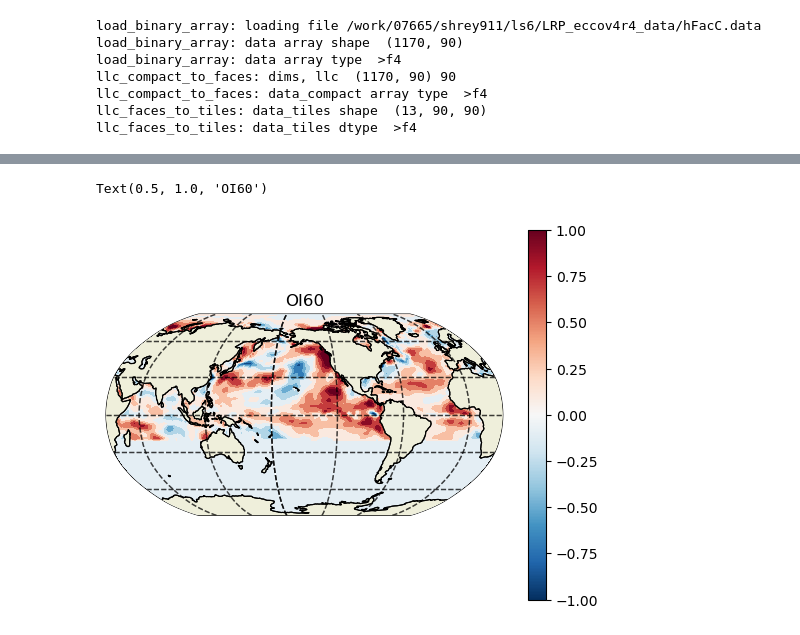
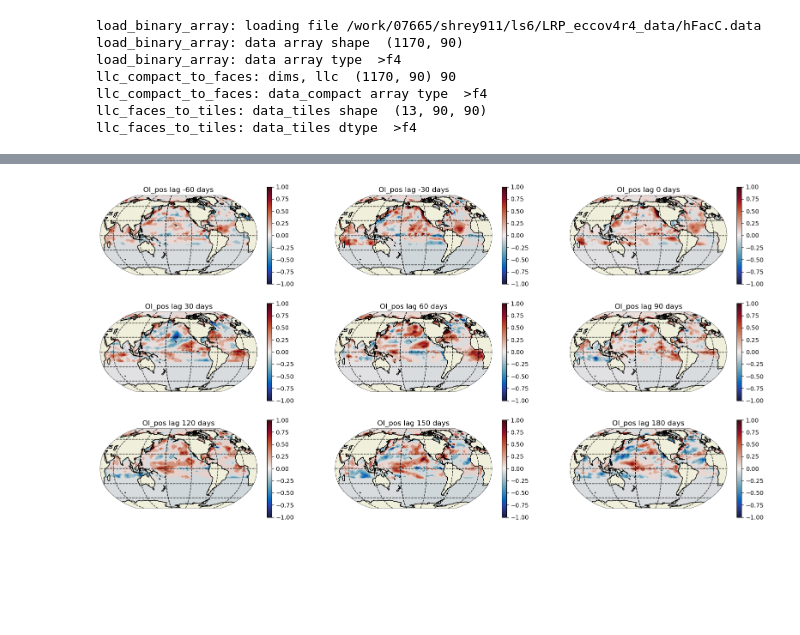
Before and after one commit to Shreyas911/XAIRT, a Jupyter notebook: examples/eccov4r4_classification-OI.ipynb, the cells around one changed output, grey strips where cells are left out. Cells and saved outputs as stored; diff of their text form; code cells hidden in the pictures; blank space fills up the shorter version.

```diff
--- a/examples/eccov4r4_classification-OI.ipynb
+++ b/examples/eccov4r4_classification-OI.ipynb
@@ -334,43 +333,47 @@ def OI(model, desired_labels_numpy, compute_loss, eta, max_iters, print_freq):
     return optimal_input
 # %%
 Layers = [{'size': X.shape[1], 'activation': None     , 'use_bias': None},
-          {'size': 8         , 'activation': 'relu'   , 'use_bias': True, 'l2_w_reg': 10  , 'l2_b_reg': 10},
-          {'size': 8         , 'activation': 'relu'   , 'use_bias': True, 'l2_w_reg': 0.01, 'l2_b_reg': 0.01},
-          {'size': 2         , 'activation': 'softmax', 'use_bias': True, 'l2_w_reg': 0.01, 'l2_b_reg': 0.01}]
+          {'size': 8         , 'activation': 'relu'   , 'use_bias': True,
+           'l1_w_reg': 0.0, 'l1_b_reg': 0.0, 'l2_w_reg': 10.0, 'l2_b_reg': 10.0},
+          {'size': 8         , 'activation': 'relu'   , 'use_bias': True,
+           'l1_w_reg': 0.0, 'l1_b_reg': 0.0, 'l2_w_reg': 0.01, 'l2_b_reg': 0.01},
+          {'size': 2         , 'activation': 'softmax', 'use_bias': True,
+           'l1_w_reg': 0.0, 'l1_b_reg': 0.0, 'l2_w_reg': 0.01, 'l2_b_reg': 0.01}]
+
 Losses = [{'kind': 'categorical_crossentropy', 'weight': 1.0}]
 
+LRPDict_theta = {}
 lagStepsList = [-60,-30,0,30,60,90,120,150,180]
 
 # learning rate schedule
 def step_decay(epoch):
     initial_lrate = 0.01
     drop = 0.5
-    epochs_drop = 25
+    epochs_drop = 50
     lrate = initial_lrate * drop**np.floor((1+epoch)/epochs_drop)
     return lrate
 
-OI = {}
+OI_dict = {}
 OI_eta = 0.9999
-OI_epochs = 10000
-OI_print_freq = 100
+OI_epochs = 8000
+OI_print_freq = 200
 # %%
 for i in range(len(lagStepsList)):
 
     print(f'Lag: {lagStepsList[i]} days, for Theta')
 
     NNkwargs = {'losses': Losses, 'metrics': [metrics.categorical_accuracy],
-                'batch_size': 128, 'epochs': 100, 'validation_split': 0.2,
+                'batch_size': 128, 'epochs': 500, 'validation_split': 0.1,
                 'filename': f'model{lagStepsList[i]}', 'dirname': os.path.abspath(''),
                 'random_nn_seed': 42}
 
-    OI[f'lag{lagStepsList[i]}'] = quickSetup(X, y, test_split_frac = 1.0/3.0,
-                                                        lrp_methods = methods,
-                                                        lagSteps = lagStepsList[i],
-                                                        desired_labels,
-                                                        compute_loss,
-                                                        OI_eta,
-                                                        OI_epochs,
-                                                        OI_print_freq,
-                                                        decay_func = step_decay,
-                                                        layers = Layers, **NNkwargs)
+    OI_dict[f'lag{lagStepsList[i]}'] = quickSetup(X, y, 1.0/3.0,
+                                             lagStepsList[i],
+                                             np.array([[1.0,0.0]]),
+                                             compute_loss,
+                                             OI_eta,
+                                             OI_epochs,
+                                             OI_print_freq,
+                                             step_decay,
+                                             layers = Layers, **NNkwargs)
 # %% [output]
@@ -400,23 +487,25 @@ Epoch 100: val_loss did not improve from 0.77243
 # %%
 subplot_idx = 1
 plt.rcParams["figure.figsize"] = (20,10)
 
 for lag in lagStepsList:
 
     P = ecco.plot_proj_to_latlon_grid(ds.XC, ds.YC,
-                                      OI[f'lag{lag}'],
+                                      OI_dict[f'lag{lag}'],
                                       plot_type = 'contourf',
                                       show_colorbar=True, cmap=cmocean.cm.balance,
                                       cmin = -1, cmax = 1,
                                       user_lon_0 = -150,
                                       dx=2, dy=2, projection_type = 'robin',
                                       less_output = True, subplot_grid = [3,3,subplot_idx])
 
-    P[1].set_title(f"Composite observations (pos_train) lag {lag} days")
+    P[1].set_title(f"OI_pos lag {lag} days")
     subplot_idx += 1
 
 # plt.title("Optimal Inputs")
 plt.show()
+# %% [output]
+[figure, added]
 # %%
 ds_oi = xr.Dataset()
 
@@ -434,16 +522,0 @@ ds_oi.to_netcdf('LRP_output_forHelen/OI.nc')
-# %%
-P = ecco.plot_proj_to_latlon_grid(ds.XC, ds.YC,
-                                    OI60,
-                                    plot_type = 'contourf',
-                                    show_colorbar = True,
-                                    cmap = 'RdBu_r',
-                                    cmin = -1,
-                                    cmax = 1,
-                                    user_lon_0 = -150,
-                                    dx=2, dy=2, projection_type = 'robin',
-                                    less_output = True, subplot_grid = [1,1,1])
-
-P[1].set_title(f"OI60")
-# %% [output]
-Text(0.5, 1.0, 'OI60')
-[figure, removed]
```
Also changed, not shown: parts of 8 cells of this notebook, 6 other files.
